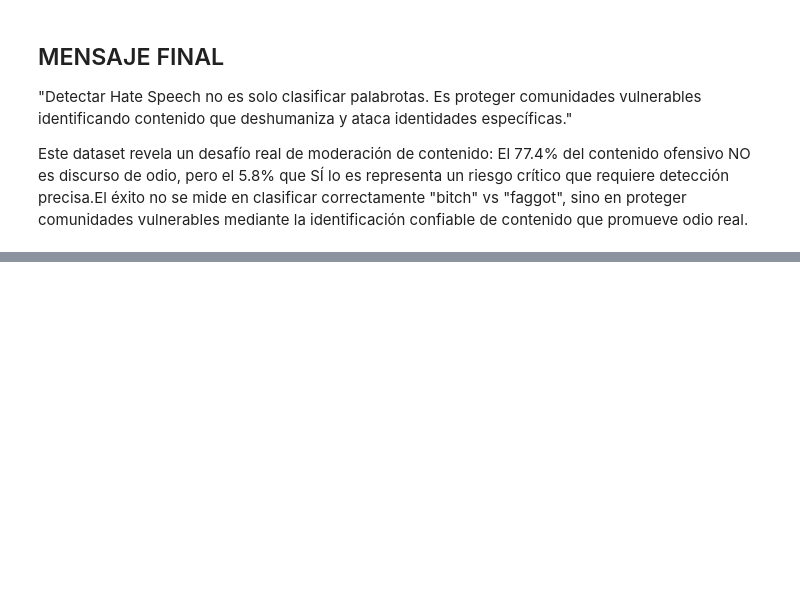
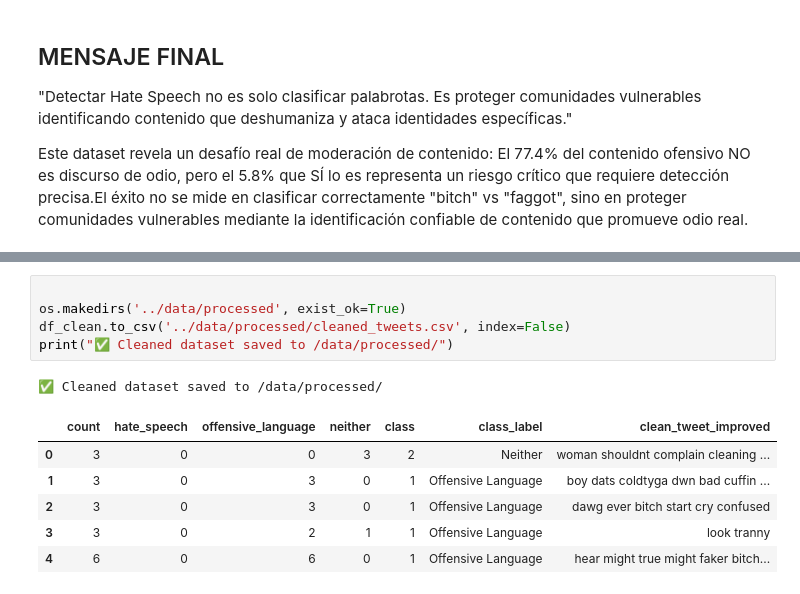
Before and after one commit to Factoria-F5-madrid/projecto6-problema-clasificacion-grupo1, a Jupyter notebook: backend/notebooks/EDA.ipynb, the cells around one changed output, grey strips where cells are left out. Drawn from its saved outputs; the diff is of its cells as text; blank space fills up the shorter version.

```diff
--- a/backend/notebooks/EDA.ipynb
+++ b/backend/notebooks/EDA.ipynb
@@ -1010,0 +815,13 @@ vulnerables mediante la identificación confiable de contenido que promueve odio
+# %%
+
+os.makedirs('../data/processed', exist_ok=True)
+df_clean.to_csv('../data/processed/cleaned_tweets.csv', index=False)
+print("✅ Cleaned dataset saved to /data/processed/")
+# %% [output]
+✅ Cleaned dataset saved to /data/processed/
+|  | count | hate_speech | offensive_language | neither | class | class_label | clean_tweet_improved |
+| 0 | 3 | 0 | 0 | 3 | 2 | Neither | woman shouldnt complain cleaning ... |
+| 1 | 3 | 0 | 3 | 0 | 1 | Offensive Language | boy dats coldtyga dwn bad cuffin ... |
+| 2 | 3 | 0 | 3 | 0 | 1 | Offensive Language | dawg ever bitch start cry confused |
+| 3 | 3 | 0 | 2 | 1 | 1 | Offensive Language | look tranny |
+| 4 | 6 | 0 | 6 | 0 | 1 | Offensive Language | hear might true might faker bitch... |
```
Also changed, not shown: parts of 7 cells of this notebook, 2 other files.
